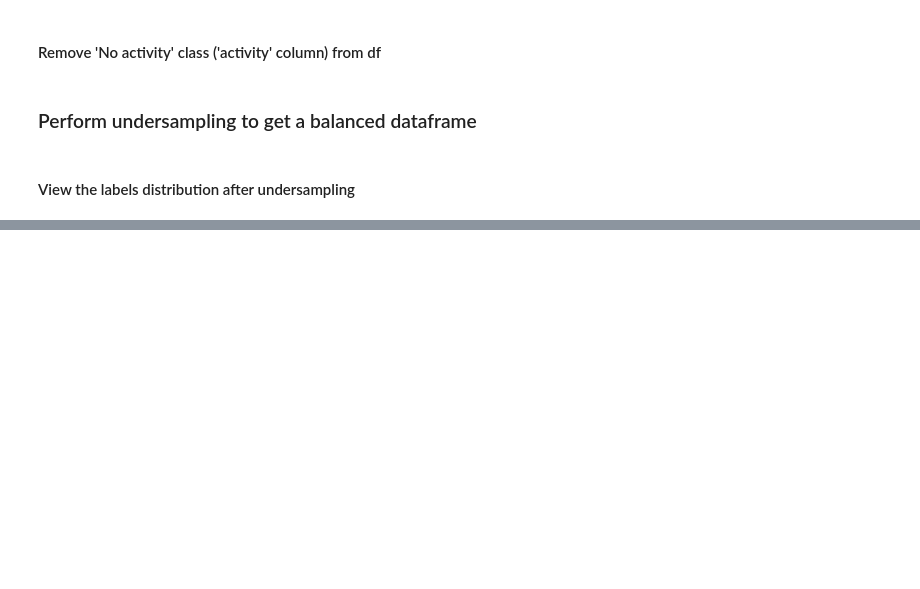
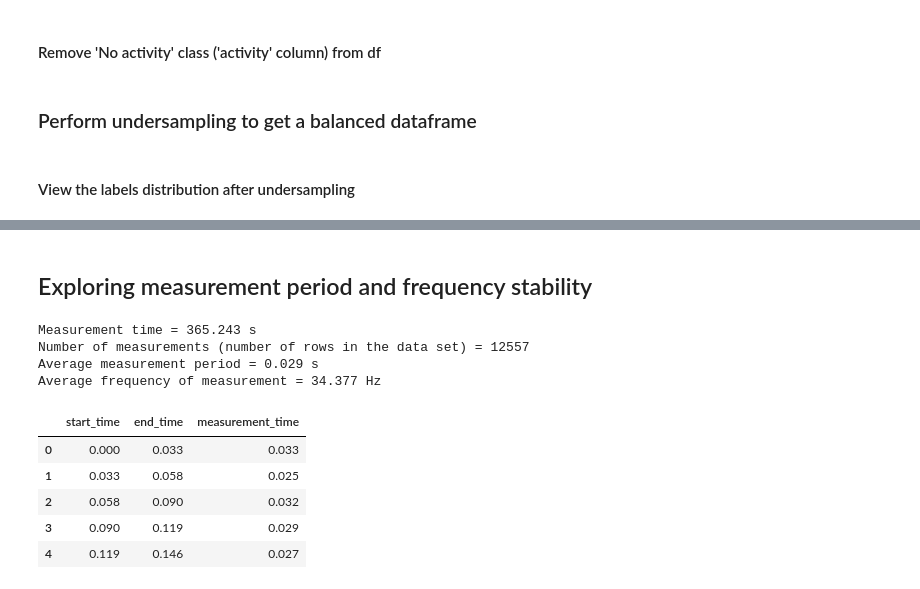
Before and after one commit to Mykhailo20/DS_Bootcamp_2023, a Jupyter notebook: Homework_5/Physical_Activity_Analysis/Features.ipynb, the cells around one changed output, grey strips where cells are left out. Drawn from its saved outputs; the diff is of its cells as text; code cells hidden in the pictures; blank space fills up the shorter version.

```diff
--- a/Homework_5/Physical_Activity_Analysis/Features.ipynb
+++ b/Homework_5/Physical_Activity_Analysis/Features.ipynb
@@ -476,0 +508,24 @@ display_pie_chart(df=undersampled_df, column_name='activity', title='Class label
+# %% [markdown]
+## Exploring measurement period and frequency stability
+# %%
+time_diffs = test_df['time'].diff()
+freq = 1.0 / time_diffs.mean()
+print(f"Measurement time = {test_df.iloc[-1]['time'] - test_df.iloc[0]['time']} s")
+print(f"Number of measurements (number of rows in the data set) = {len(test_df)}")
+print(f"Average measurement period = {time_diffs.mean():.3f} s")
+print(f"Average frequency of measurement = {freq:.3f} Hz")
+# %% [output]
+Measurement time = 365.243 s
+Number of measurements (number of rows in the data set) = 12557
+Average measurement period = 0.029 s
+Average frequency of measurement = 34.377 Hz
+# %%
+time_measurement_df = get_measurement_time_df(test_df)
+time_measurement_df.head()
+# %% [output]
+|  | start_time | end_time | measurement_time |
+| 0 | 0.000 | 0.033 | 0.033 |
+| 1 | 0.033 | 0.058 | 0.025 |
+| 2 | 0.058 | 0.090 | 0.032 |
+| 3 | 0.090 | 0.119 | 0.029 |
+| 4 | 0.119 | 0.146 | 0.027 |
```
Also changed, not shown: parts of 6 cells of this notebook, 1 other file.
